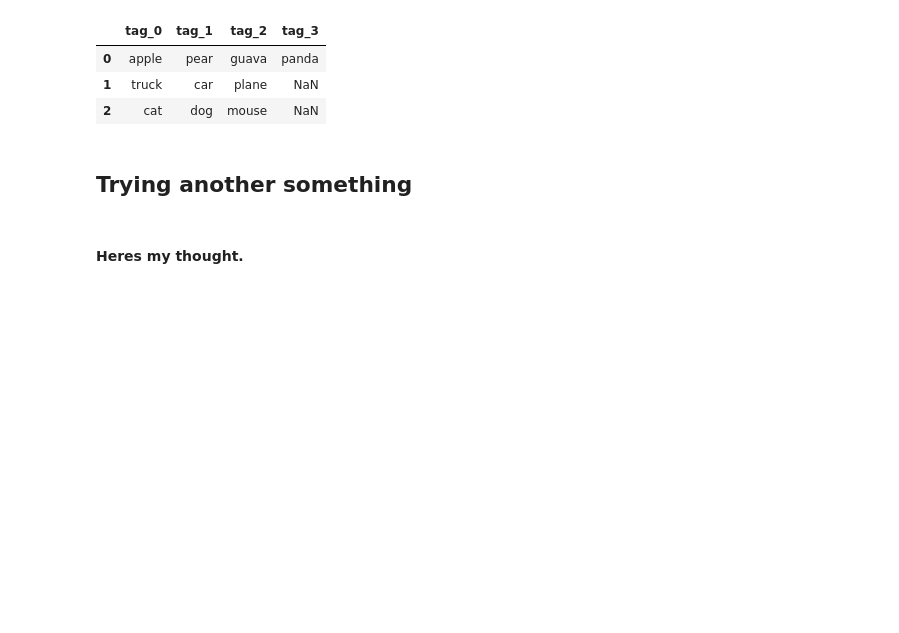
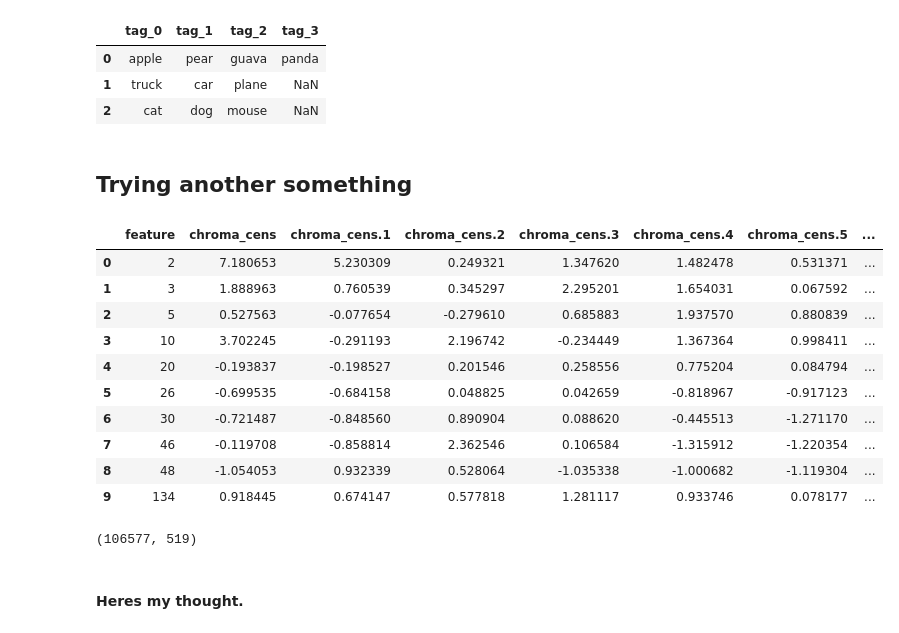
Before and after one commit to bloominstituteoftechnology/DS-Unit-2-Sprint-3-Advanced-Regression, a Jupyter notebook: module1-logistic-regression/LS_DS1_231_Logistic_Regression.ipynb, the cells around one changed output. Cells and saved outputs as stored; diff of their text form; code cells hidden in the pictures; blank space fills up the shorter version.

```diff
--- a/module1-logistic-regression/LS_DS1_231_Logistic_Regression.ipynb
+++ b/module1-logistic-regression/LS_DS1_231_Logistic_Regression.ipynb
@@ -439,6 +443,29 @@ tags
 | 2 | cat | dog | mouse | NaN |
 # %% [markdown]
 ## Trying another something
+# %%
+features = pd.read_csv('fma_metadata/features.csv', skiprows=[1,2,3])
+features = features.rename(columns={'feature': 'track_id'})
+# %%
+# Here I printed out a longer head table to make sure that the rows allign.
+# They looked good.
+features.head(10)
+# %% [output]
+|  | feature | chroma_cens | chroma_cens.1 | chroma_cens.2 | chroma_cens.3 | chroma_cens.4 | chroma_cens.5 | ... |
+| 0 | 2 | 7.180653 | 5.230309 | 0.249321 | 1.347620 | 1.482478 | 0.531371 | ... |
+| 1 | 3 | 1.888963 | 0.760539 | 0.345297 | 2.295201 | 1.654031 | 0.067592 | ... |
+| 2 | 5 | 0.527563 | -0.077654 | -0.279610 | 0.685883 | 1.937570 | 0.880839 | ... |
+| 3 | 10 | 3.702245 | -0.291193 | 2.196742 | -0.234449 | 1.367364 | 0.998411 | ... |
+| 4 | 20 | -0.193837 | -0.198527 | 0.201546 | 0.258556 | 0.775204 | 0.084794 | ... |
+| 5 | 26 | -0.699535 | -0.684158 | 0.048825 | 0.042659 | -0.818967 | -0.917123 | ... |
+| 6 | 30 | -0.721487 | -0.848560 | 0.890904 | 0.088620 | -0.445513 | -1.271170 | ... |
+| 7 | 46 | -0.119708 | -0.858814 | 2.362546 | 0.106584 | -1.315912 | -1.220354 | ... |
+| 8 | 48 | -1.054053 | 0.932339 | 0.528064 | -1.035338 | -1.000682 | -1.119304 | ... |
+| 9 | 134 | 0.918445 | 0.674147 | 0.577818 | 1.281117 | 0.933746 | 0.078177 | ... |
+# %%
+features.shape
+# %% [output]
+(106577, 519)
 # %% [markdown]
 #### Heres my thought.
 # %% [markdown]
```
Also changed, not shown: parts of 1 cell of this notebook.
